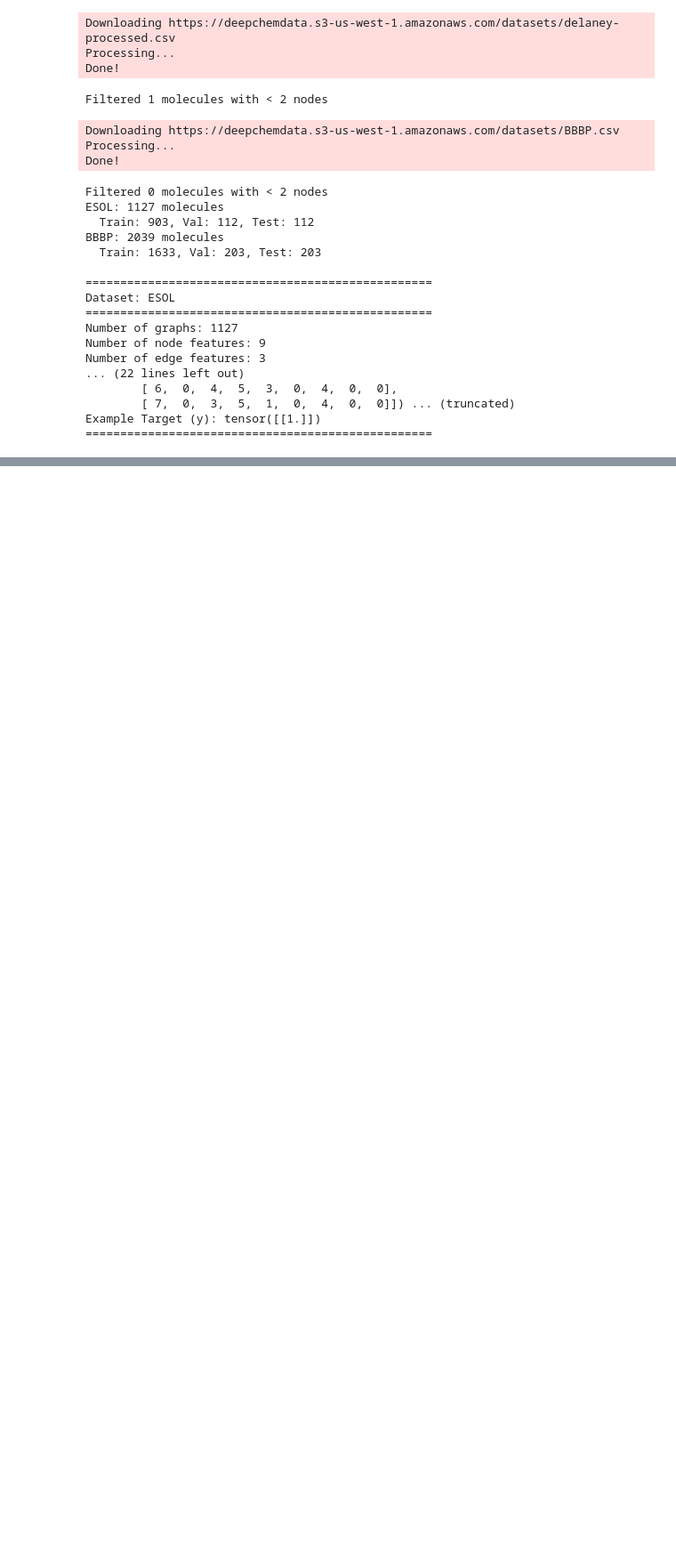
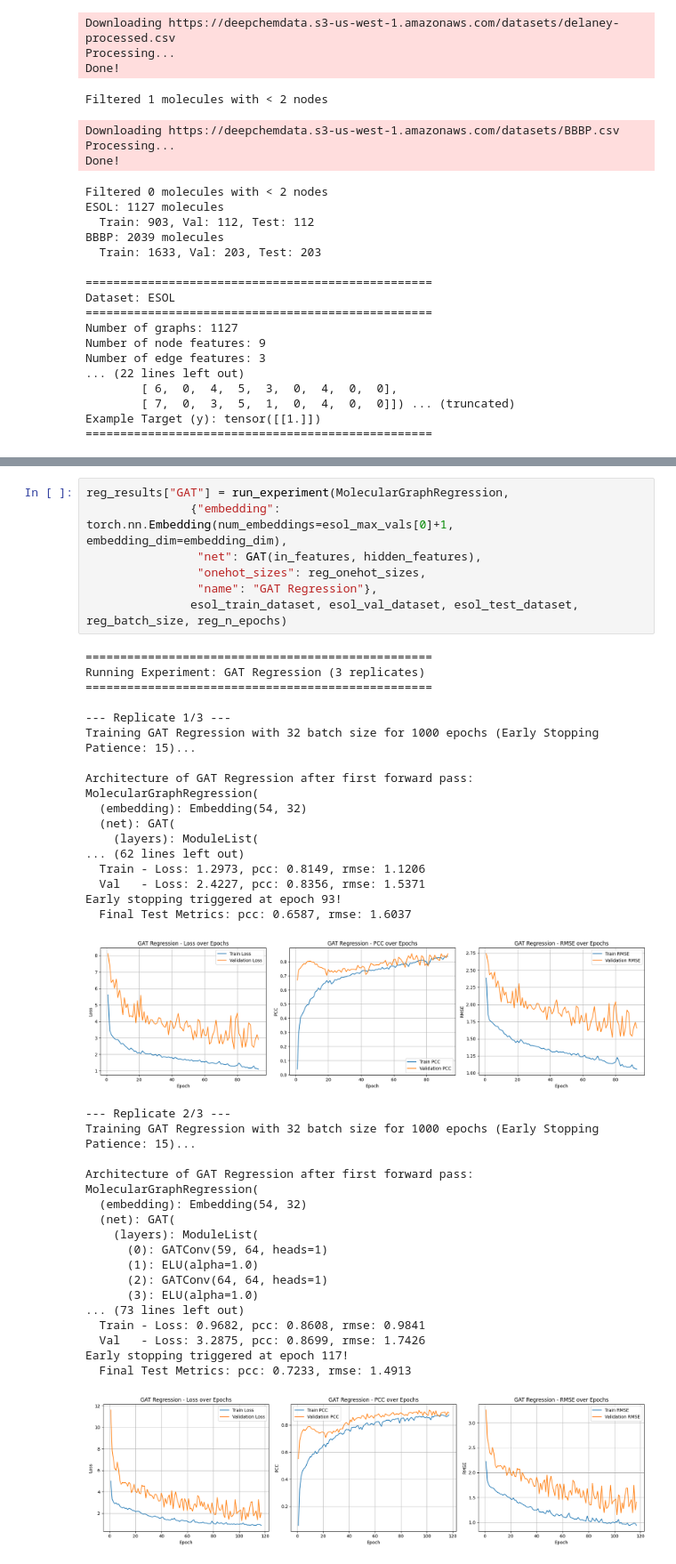
Before and after one commit to MahdiTheGreat/ai-machine-learning, a Jupyter notebook: project 1/Structured_ML_Project_Notebook.ipynb, the cells around one changed output, grey strips where cells are left out. Shown at 89% size. Drawn from its saved outputs; the diff is of its cells as text; blank space fills up the shorter version.

```diff
--- a/project 1/Structured_ML_Project_Notebook.ipynb
+++ b/project 1/Structured_ML_Project_Notebook.ipynb
@@ -784,0 +778,44 @@ Early stopping triggered at epoch 21!
+# %%
+reg_results["GAT"] = run_experiment(MolecularGraphRegression,
+               {"embedding": torch.nn.Embedding(num_embeddings=esol_max_vals[0]+1, embedding_dim=embedding_dim),
+                "net": GAT(in_features, hidden_features),
+                "onehot_sizes": reg_onehot_sizes,
+                "name": "GAT Regression"},
+               esol_train_dataset, esol_val_dataset, esol_test_dataset, reg_batch_size, reg_n_epochs)
+# %% [output]
+==================================================
+Running Experiment: GAT Regression (3 replicates)
+==================================================
+
+--- Replicate 1/3 ---
+Training GAT Regression with 32 batch size for 1000 epochs (Early Stopping Patience: 15)...
+
+Architecture of GAT Regression after first forward pass:
+MolecularGraphRegression(
+  (embedding): Embedding(54, 32)
+  (net): GAT(
+    (layers): ModuleList(
+... (62 lines left out)
+  Train - Loss: 1.2973, pcc: 0.8149, rmse: 1.1206
+  Val   - Loss: 2.4227, pcc: 0.8356, rmse: 1.5371
+Early stopping triggered at epoch 93!
+  Final Test Metrics: pcc: 0.6587, rmse: 1.6037
+[figure, added]
+--- Replicate 2/3 ---
+Training GAT Regression with 32 batch size for 1000 epochs (Early Stopping Patience: 15)...
+
+Architecture of GAT Regression after first forward pass:
+MolecularGraphRegression(
+  (embedding): Embedding(54, 32)
+  (net): GAT(
+    (layers): ModuleList(
+      (0): GATConv(59, 64, heads=1)
+      (1): ELU(alpha=1.0)
+      (2): GATConv(64, 64, heads=1)
+      (3): ELU(alpha=1.0)
+... (73 lines left out)
+  Train - Loss: 0.9682, pcc: 0.8608, rmse: 0.9841
+  Val   - Loss: 3.2875, pcc: 0.8699, rmse: 1.7426
+Early stopping triggered at epoch 117!
+  Final Test Metrics: pcc: 0.7233, rmse: 1.4913
+[figure, added]
```
Also changed, not shown: parts of 11 cells of this notebook.
